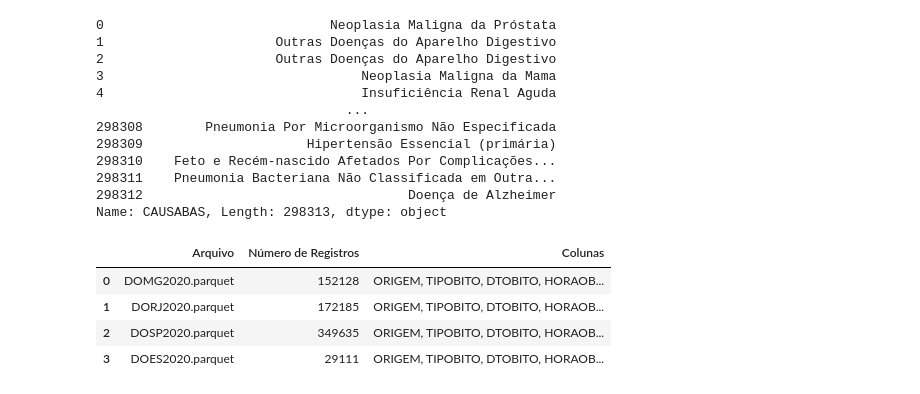
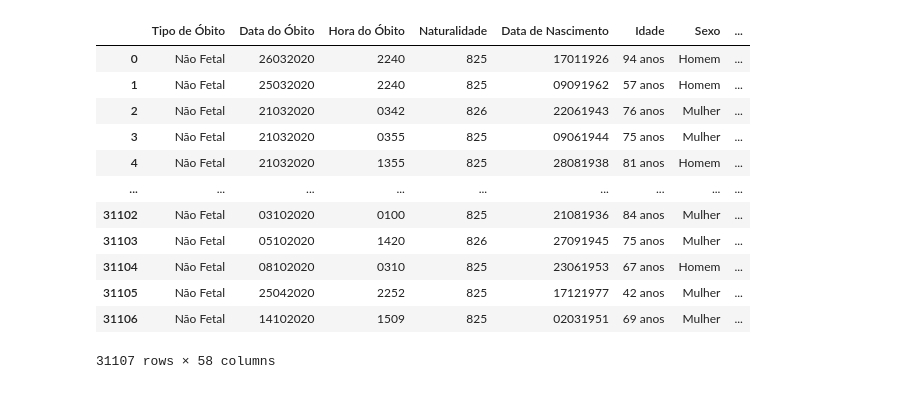
Before and after one commit to DataSUS-Infraestrutura/Airflow, a Jupyter notebook: ler.ipynb, the cells around one changed output. Saved outputs shown, nothing was run; the diff lists cells and outputs as text; code cells hidden in the pictures.

```diff
--- a/ler.ipynb
+++ b/ler.ipynb
@@ -56,26 +39,19 @@ df
-# %%
-df['CAUSABAS']
-# %% [output]
-0                             Neoplasia Maligna da Próstata
-1                      Outras Doenças do Aparelho Digestivo
-2                      Outras Doenças do Aparelho Digestivo
-3                                 Neoplasia Maligna da Mama
-4                                 Insuficiência Renal Aguda
-                                ...
-298308        Pneumonia Por Microorganismo Não Especificada
-298309                     Hipertensão Essencial (primária)
-298310    Feto e Recém-nascido Afetados Por Complicações...
-298311    Pneumonia Bacteriana Não Classificada em Outra...
-298312                                  Doença de Alzheimer
-Name: CAUSABAS, Length: 298313, dtype: object
 # %%
 import pandas as pd
 
-df = pd.read_csv("/home/jamilsonfs/airflow/dados/dados_parquet/verificacao_inicial.csv")
+df = pd.read_parquet('/home/jamilsonfs/airflow/dags/SIM/tmp/PB_2020')
 df
 # %% [output]
-|  | Arquivo | Número de Registros | Colunas |
-| 0 | DOMG2020.parquet | 152128 | ORIGEM, TIPOBITO, DTOBITO, HORAOB... |
-| 1 | DORJ2020.parquet | 172185 | ORIGEM, TIPOBITO, DTOBITO, HORAOB... |
-| 2 | DOSP2020.parquet | 349635 | ORIGEM, TIPOBITO, DTOBITO, HORAOB... |
-| 3 | DOES2020.parquet | 29111 | ORIGEM, TIPOBITO, DTOBITO, HORAOB... |
+|  | Tipo de Óbito | Data do Óbito | Hora do Óbito | Naturalidade | Data de Nascimento | Idade | Sexo | ... |
+| 0 | Não Fetal | 26032020 | 2240 | 825 | 17011926 | 94 anos | Homem | ... |
+| 1 | Não Fetal | 25032020 | 2240 | 825 | 09091962 | 57 anos | Homem | ... |
+| 2 | Não Fetal | 21032020 | 0342 | 826 | 22061943 | 76 anos | Mulher | ... |
+| 3 | Não Fetal | 21032020 | 0355 | 825 | 09061944 | 75 anos | Mulher | ... |
+| 4 | Não Fetal | 21032020 | 1355 | 825 | 28081938 | 81 anos | Homem | ... |
+| ... | ... | ... | ... | ... | ... | ... | ... | ... |
+| 31102 | Não Fetal | 03102020 | 0100 | 825 | 21081936 | 84 anos | Mulher | ... |
+| 31103 | Não Fetal | 05102020 | 1420 | 826 | 27091945 | 75 anos | Mulher | ... |
+| 31104 | Não Fetal | 08102020 | 0310 | 825 | 23061953 | 67 anos | Homem | ... |
+| 31105 | Não Fetal | 25042020 | 2252 | 825 | 17121977 | 42 anos | Mulher | ... |
+| 31106 | Não Fetal | 14102020 | 1509 | 825 | 02031951 | 69 anos | Mulher | ... |
+31107 rows × 58 columns
```
Also changed, not shown: parts of 7 cells of this notebook, 45 other files.
